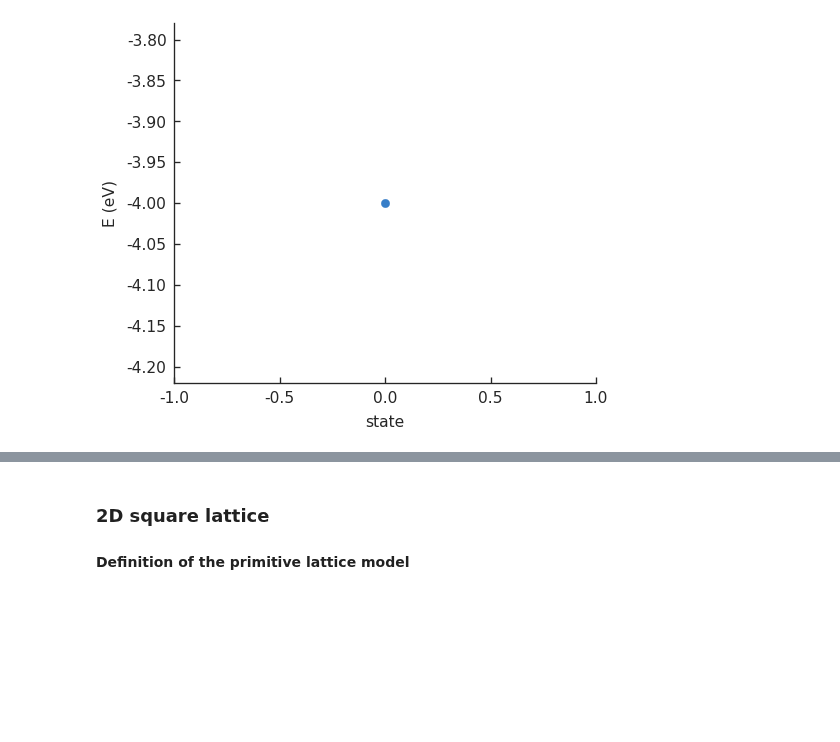
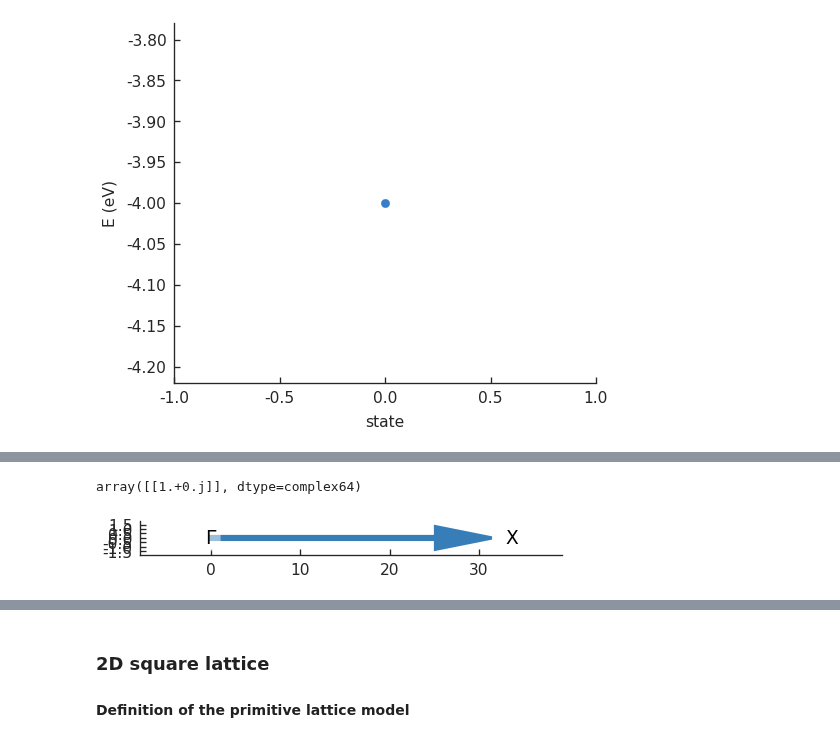
Before and after one commit to rpoteau/pyPhysChem, a Jupyter notebook: TB.ipynb, the cells around one changed output, grey strips where cells are left out. Saved outputs shown, nothing was run; the diff lists cells and outputs as text; code cells hidden in the pictures; blank space fills up the shorter version.

```diff
--- a/TB.ipynb
+++ b/TB.ipynb
@@ -212,0 +251,21 @@ array([[1.+0.j]], dtype=complex64)
+# %%
+Hmodel.hamiltonian
+Hsolver = pb.solver.lapack(Hmodel)
+eigenvalues = Hsolver.calc_eigenvalues()
+eigenvectors = Hsolver.eigenvectors
+
+eigenvalues
+eigenvectors
+# %% [output]
+array([[1.+0.j]], dtype=complex64)
+# %%
+from math import pi
+
+Gamma = [0, 0]
+X = [pi/aH, 0]
+kpoints_labels = [f'$\Gamma$', 'X']
+Hbands = Hsolver.calc_bands(Gamma, X)
+
+Hbands.plot_kpath(point_labels=kpoints_labels)
+# %% [output]
+[figure, added]
```
Also changed, not shown: parts of 18 cells of this notebook, 25 other files.
